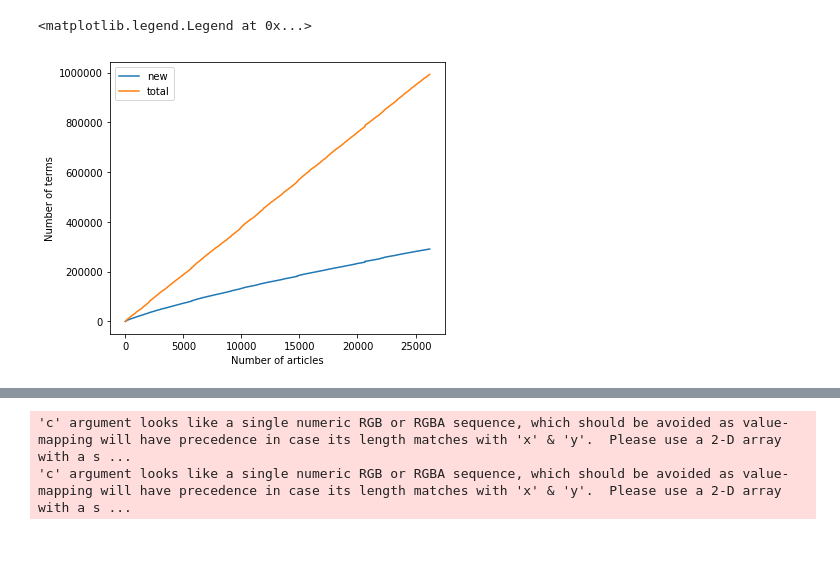
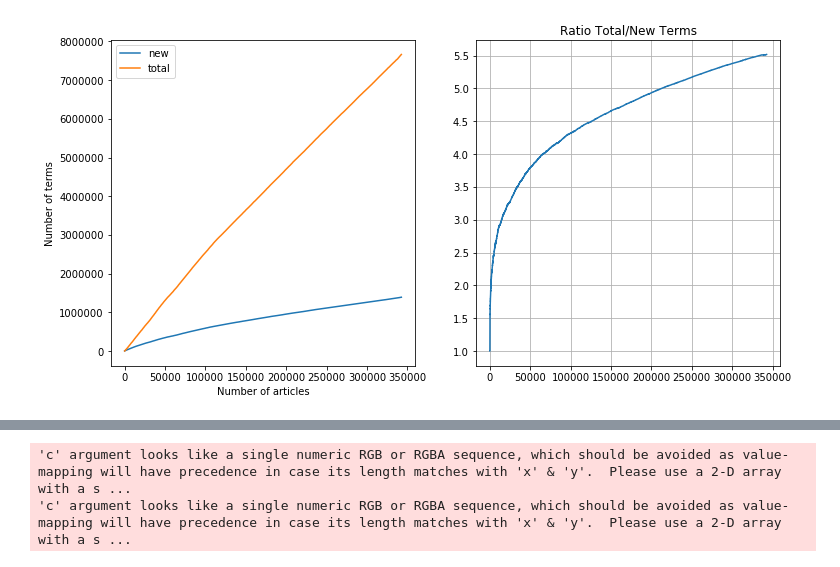
Before and after one commit to lab156/arxivDownload, a Jupyter notebook: Visualization of definitions.ipynb, the cells around one changed output, grey strips where cells are left out. Saved outputs shown, nothing was run; the diff lists cells and outputs as text; code cells hidden in the pictures.

```diff
--- a/Visualization of definitions.ipynb
+++ b/Visualization of definitions.ipynb
@@ -18,12 +17,19 @@ new_dfndum_lst = [0]
 tot_dfndum_lst = [0]
 rep_ratio = []
 term_cnt = Counter()
-for xml_path in glob.glob('/home/pi/hola_rm_me/15*.xml.gz'):
-    ag = etree.parse(xml_path).getroot()
-    for art in ag.iter(tag='article'):
+perc_array = np.array([])
+for xml_path in glob.glob('/mnt/glossary/math*/*.xml.gz'):
+    gtree = etree.parse(xml_path).getroot()
+    for art in gtree.iter(tag='article'):
         d_lst = [d.text for d in art.findall('.//dfndum')]
         dfndum_set.update(d_lst)
         term_cnt.update(d_lst)
         new_dfndum_lst.append(len(dfndum_set))
         tot_dfndum_lst.append(tot_dfndum_lst[-1] + len(d_lst))
-        rep_ratio.append(len(dfndum_set)/tot_dfndum_lst[-1])
+        rep_ratio.append(tot_dfndum_lst[-1]/len(dfndum_set))
+
+        N = float(art.attrib['num'])
+        percs = np.array(list(float(a.attrib['index']) for a in art.findall('.//definition')))/N
+        perc_array = np.append(perc_array, percs)
+        if len(dfndum_set)%100000 == 0:
+            print(len(dfndum_set))
@@ -61,11 +86,17 @@ plt.plot([min(100,t) for t in term_cnt.values()])
 # %%
-plt.figure(figsize=(6,5))
+plt.figure(figsize=(12,6))
+plt.subplot(121)
 plt.plot(new_dfndum_lst, label='new')
 plt.plot(tot_dfndum_lst, label='total')
 #plt.title('New terms in math.AG 2015')
 plt.ylabel('Number of terms')
 plt.xlabel('Number of articles')
 plt.legend()
+plt.subplot(122)
+plt.plot(rep_ratio)
+plt.yticks(np.arange(1,6,0.5))
+plt.grid(True)
+plt.title('Ratio Total/New Terms')
+plt.show()
 # %% [output]
-<matplotlib.legend.Legend at 0x...>
-[figure, old version]
+[figure, new version]
```
Also changed, not shown: parts of 13 cells of this notebook, 4 other files.
